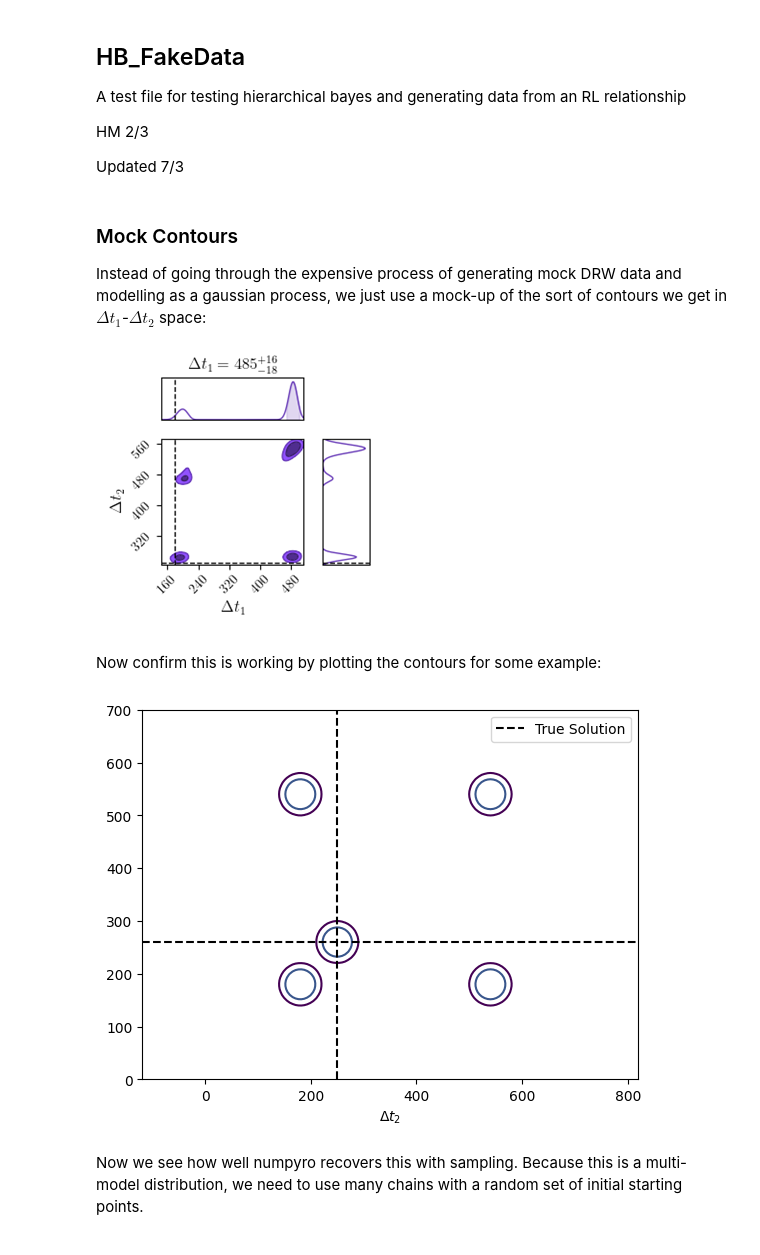
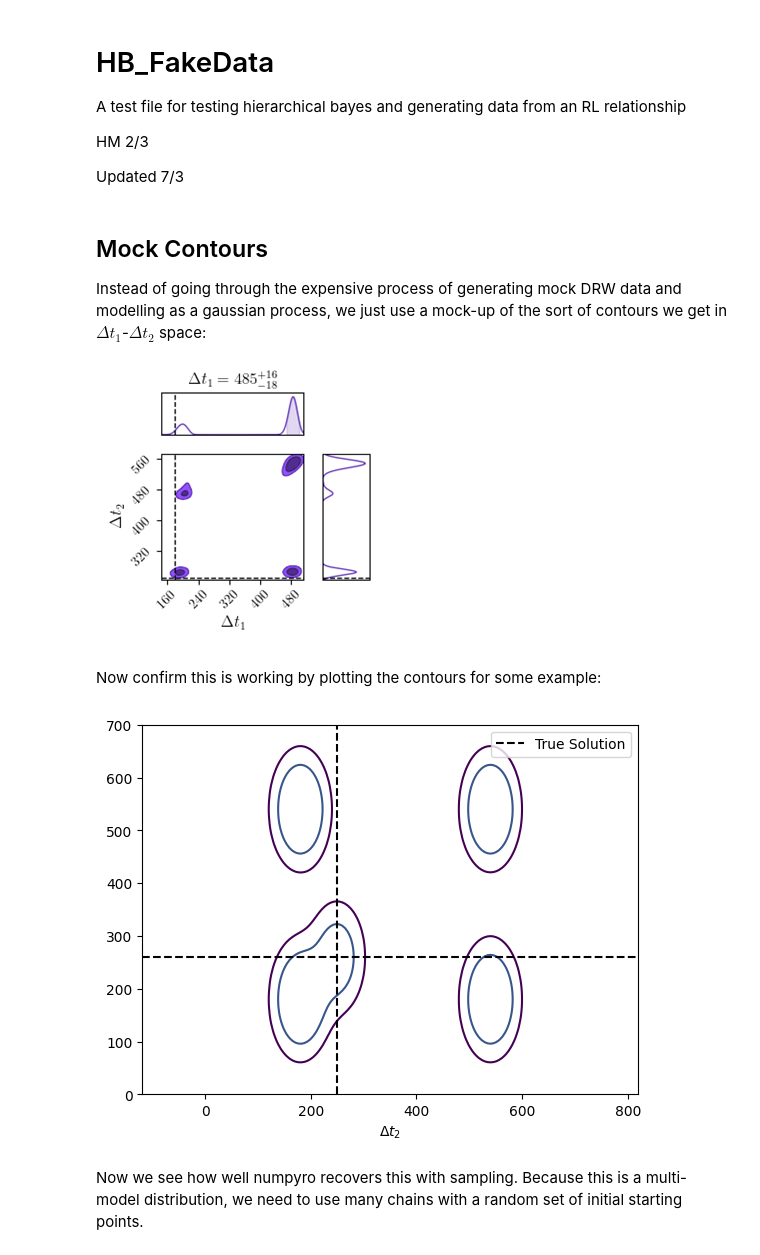
Before and after one commit to HughMcDougall/HMJavelin, a Jupyter notebook: NumpyroTests/HB_FakeData.ipynb, the cells around one changed output. Saved outputs shown, nothing was run; the diff lists cells and outputs as text; code cells hidden in the pictures.

```diff
--- a/NumpyroTests/HB_FakeData.ipynb
+++ b/NumpyroTests/HB_FakeData.ipynb
@@ -1,5 +1,5 @@
 # %% [markdown]
-## HB_FakeData
+# HB_FakeData
 A test file for testing hierarchical bayes and generating data from an RL relationship
 
 HM 2/3
@@ -17,12 +17,27 @@ warnings.filterwarnings("ignore", category=FutureWarning)
 numpyro.set_host_device_count(1)
 jax.config.update('jax_platform_name', 'cpu')
 # %% [markdown]
-### Mock Contours
+## Mock Contours
 Instead of going through the expensive process of generating mock DRW data and modelling as a gaussian process, we just use a mock-up of the sort of contours we get in $\Delta t_1$-$\Delta t_2$ space:
 
 ![image.png](attachment:image.png)
 # %%
-def fake_LL(lagtrue, alias_width = 30, true_width = 30, rel_height = 1):
+def fake_potential(lagtrue, params=None):
+    default_params={
+        "x_width": 10,
+        "y_width": 20,
+        "rel_height": 1
+    }
+
+    if type(params)==dict:
+        for key in params.keys(): default_params[key]=params[key]
+
+    x_width = default_params['x_width']
+    y_width = default_params['y_width']
+    rel_height = default_params['rel_height']
+
+    #-----------------------
+
     #This returns the likelihood function in lag-lag space with aliasing peaks and the true peak
     xtrue, ytrue = lagtrue
 
@@ -32,33 +47,39 @@ def fake_LL(lagtrue, alias_width = 30, true_width = 30, rel_height = 1):
             for j in [0,1]:
                 dx = x - (180 + 360*i)
                 dy = y - (180 + 360*j)
-                r2 = dx**2 + dy**2
-                out += jnp.exp(-r2/alias_width**2/2)
+                r2 = (dx/x_width)**2 + (dy/y_width)**2
+                out += jnp.exp(-r2/2)
 
-        r2 = (x - xtrue)**2 + (y - ytrue)**2
-        out+= jnp.exp(-r2/true_width**2/2) * rel_height
+        r2 = ((x - xtrue)/x_width)**2 + ((y - ytrue)/y_width)**2
+        out+= jnp.exp(-r2/2) * rel_height
         return(out)
+
     return(outfunc)
 # %% [markdown]
 Now confirm this is working by plotting the contours for some example:
 # %%
 lagtrue = [250, 260]
-f = fake_LL(lagtrue = lagtrue, alias_width = 20, rel_height= np.random.rand()*0.5+0.5, true_width= 20)
+params = {
+    "x_width": 30,
+    "y_width": 60,
+    "rel_height": np.random.rand()*0.5+0.5
+}
+f = fake_potential(lagtrue = lagtrue, params=params)
 
 scanrange = jnp.linspace(0,700, 128)
 X,Y = jnp.meshgrid(scanrange, scanrange)
 Z = f(X,Y)
 
 plt.contour(X,Y,Z, levels = np.max(Z)*np.exp([-2,-1,0]))
 plt.axvline(lagtrue[0], c='k',ls='--', label='True Solution')
 plt.axhline(lagtrue[1], c='k',ls='--')
 plt.axis('equal')
 plt.xlabel("$\Delta t_1$")
 plt.xlabel("$\Delta t_2$")
 plt.legend(loc="best")
 plt.show()
 # %% [output]
-[figure, old version]
+[figure, new version]
 # %% [markdown]
 Now we see how well numpyro recovers this with sampling. Because this is a multi-model distribution, we need to use many chains with a random set of initial starting points.
 # %%
```
Also changed, not shown: parts of 20 cells of this notebook, 6 other files.
